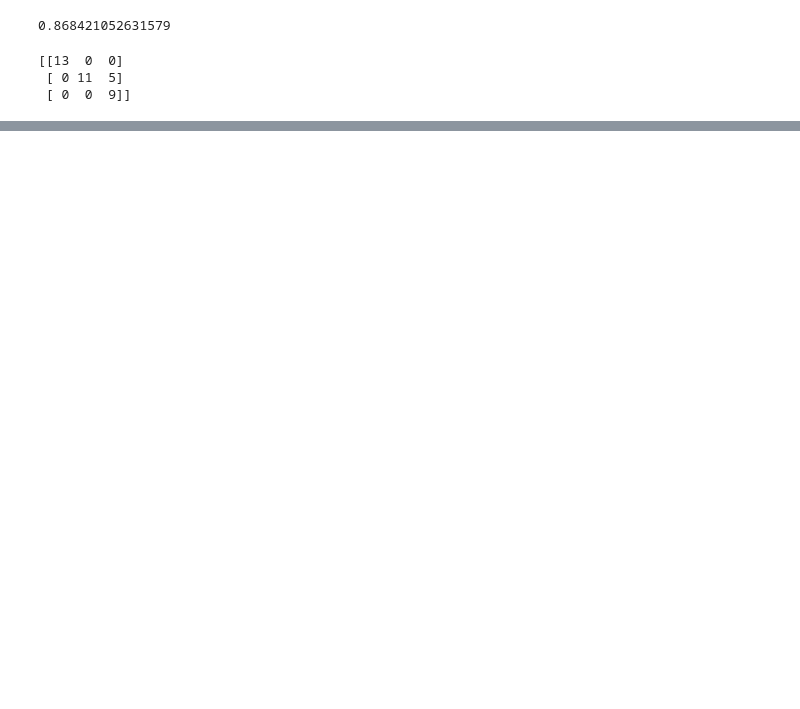
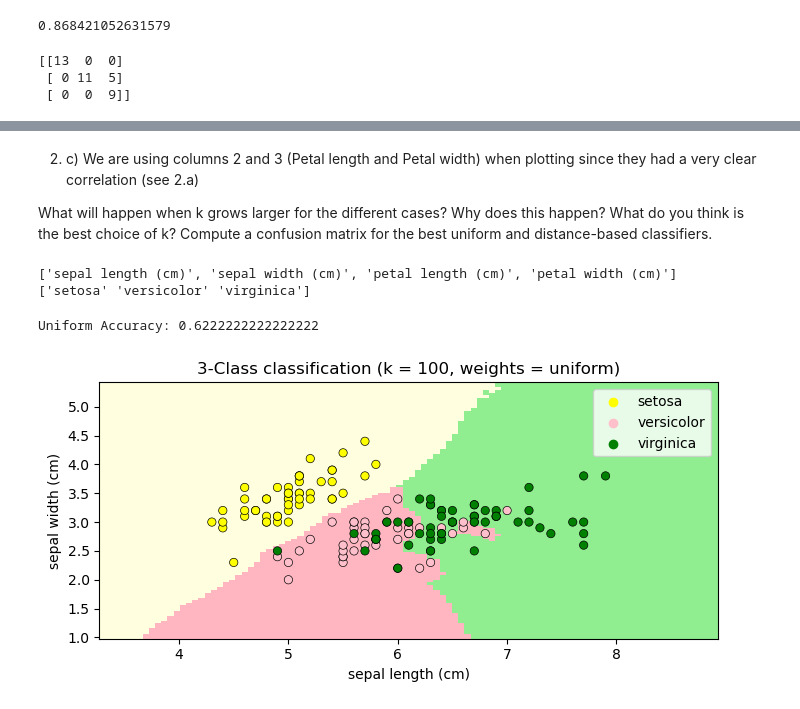
Before and after one commit to EldritchEli/DataScienceAndAI, a Jupyter notebook: Assignment2/Assignment 2.ipynb, the cells around one changed output, grey strips where cells are left out. Cells and saved outputs as stored; diff of their text form; code cells hidden in the pictures; blank space fills up the shorter version.

```diff
--- a/Assignment2/Assignment 2.ipynb
+++ b/Assignment2/Assignment 2.ipynb
@@ -391,6 +366,0 @@ X_train, X_test, y_train, y_test = train_test_split(iris.data, iris.target, test
-# %%
-#KNN Classifier that assigns uniform weights on all neighbours
-knn = KNeighborsClassifier(n_neighbors=1, weights='uniform')
-
-#Train the model using the training sets
-knn.fit(X_train, y_train)
@@ -399,6 +366,0 @@ KNeighborsClassifier(n_neighbors=1)
-# %%
-#KNN Classifier that assigns weights propotional to the inverse of their distance from the query point.
-knn = KNeighborsClassifier(n_neighbors=1, weights='distance')
-
-#Train the model using the training sets
-knn.fit(X_train, y_train)
@@ -433,3 +366,0 @@ array([[6.8, 3.2, 5.9, 2.3],
-# %%
-sns.scatterplot(x=iris.data[:,1],y=iris.data[:,2], hue=iris.target_names[y])
-knn = KNeighborsClassifier(n_neighbors=10, weights='uniform')
@@ -477,0 +377,15 @@ plt.show()
+# %% [markdown]
+2. c)
+We are using columns 2 and 3 (Petal length and Petal width) when plotting since they had a very clear correlation (see 2.a)
+
+What will happen when k grows larger for the different cases? Why does this happen? What do you think is the best choice of k? Compute a confusion matrix for the best uniform and distance-based classifiers.
+# %%
+#Load dataset
+iris = datasets.load_iris()
+print(iris.feature_names)
+#prints ['sepal length (cm)', 'sepal width (cm)', 'petal length (cm)', 'petal width (cm)']
+print(iris.target_names)
+#prints ['setosa' 'versicolor' 'virginica']
+# %% [output]
+['sepal length (cm)', 'sepal width (cm)', 'petal length (cm)', 'petal width (cm)']
+['setosa' 'versicolor' 'virginica']
@@ -477,0 +395,46 @@ plt.show()
+# %%
+kn_neighbors = 100
+
+test_colors_light= ListedColormap(["lightyellow", "lightpink", "lightgreen"])
+training_colors = ["yellow", "pink", "green"]
+
+for weights in ["uniform"]:
+    knn = KNeighborsClassifier(kn_neighbors, weights=weights)
+    knn.fit(X_train, y_train)
+    #knn.fit(iris.data[:, :2], iris.target)
+
+    fig, ax = plt.subplots()
+    DecisionBoundaryDisplay.from_estimator(
+        clf,
+        iris.data[:, :2],
+        cmap=test_colors_light,
+        ax=ax,
+        response_method="predict",
+        plot_method="pcolormesh",
+        xlabel=iris.feature_names[0],
+        ylabel=iris.feature_names[1],
+        shading="auto",
+    )
+
+    # The training points
+    sns.scatterplot(
+        x=iris.data[:, :2][:, 0],
+        y=iris.data[:, :2][:, 1],
+        hue=iris.target_names[y],
+        palette=training_colors,
+        alpha=1.0,
+        edgecolor="black",
+    )
+    plt.title(
+        "3-Class classification (k = %i, weights = %s)" % (kn_neighbors, weights)
+    )
+
+
+y_pred = knn.predict(X_test)
+
+print("Uniform Accuracy:",metrics.accuracy_score(y_test, y_pred))
+
+plt.show()
+# %% [output]
+Uniform Accuracy: 0.6222222222222222
+[figure, added]
```
Also changed, not shown: parts of 28 cells of this notebook.
